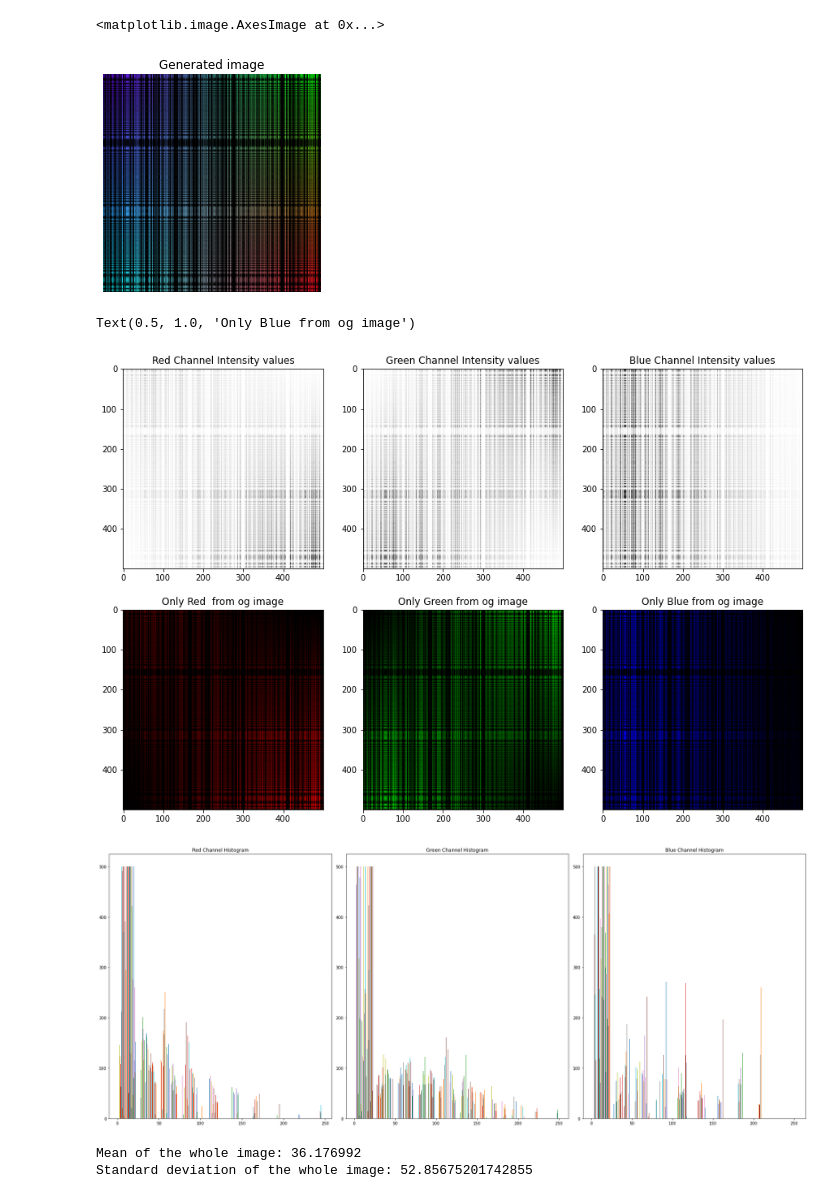
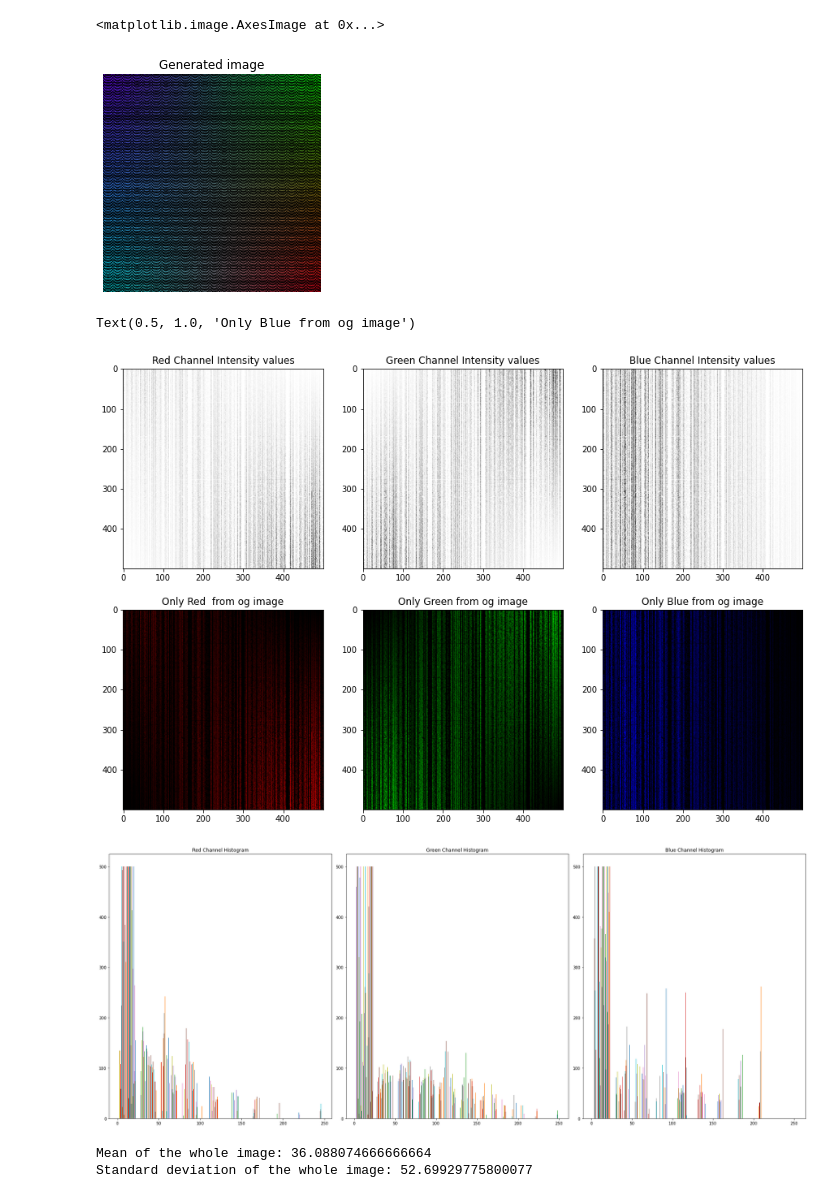
Before and after one commit to Abdelrahman776/Fabric-pattern-Image-Generator, a Jupyter notebook: assigment1.ipynb, the cells around one changed output. Drawn from its saved outputs; the diff is of its cells as text; code cells hidden in the pictures.

```diff
--- a/assigment1.ipynb
+++ b/assigment1.ipynb
@@ -21,35 +21,35 @@ def generate_fabric_pattern_image(width, height, colors):
             # Interpolate colors based on position
             r = int((color1[0] * (height) * (width - x) + color2[0] * (height - y) * x + color3[0] * y * x + color4[0] * y * ( x)) / (width * height))
             g = int((color1[1] * (height - y) * (width - x) + color2[1] * (height - y) * x + color3[1] * y * x + color4[1] * y * (width - x)) / (width * height))
             b = int((color1[2] * (height - y) * (width - x) + color2[2] * (height - y) * x + color3[2] * y * x + color4[2] * y * (width - x)) / (width * height))
 
             # Add lines to simulate cloth strands
-            line_intensity =  np.sin(x*x) + 0.5 * np.cos(y *y/ 50)
+            line_intensity =  np.sin(x*x-y) + 0.5 * np.cos(y *y+x/(y+1)/ 50)
             line_intensity = np.clip(line_intensity, 0, 1)  # Ensure intensity is within valid range
             r = int(r * line_intensity)
             g = int(g * line_intensity)
             b = int(b * line_intensity)
             # Ensure color values are within the valid range (0-255)
             r = max(0, min(255, r))
             g = max(0, min(255, g))
             b = max(0, min(255, b))
 
             pattern_image[y, x] = (b, g, r)  # Note: OpenCV uses BGR color format
 
     return pattern_image
 
 # Generate gradient image with multiple colors
 width, height = 500, 500
 colors = [(255, 0, 110), (0, 255, 0), (0, 0, 255), (25, 255, 0)]
 pattern_image = generate_fabric_pattern_image(width, height, colors)
 
 # Display the generated image
 plt.axis('off')
 plt.title('Generated image')
 plt.imshow(pattern_image)
 # %% [output]
 <matplotlib.image.AxesImage at 0x...>
-[figure, old version]
+[figure, new version]
 # %%
 # Separate channels
 red_channel = pattern_image[:, :, 0]
@@ -80,7 +80,7 @@ axs[1,2].imshow(pattern_image_bluecolored)
 axs[1,2].set_title('Only Blue from og image')
 # %% [output]
 Text(0.5, 1.0, 'Only Blue from og image')
-[figure, old version]
+[figure, new version]
 # %%
 # Plot the histograms using matplotlib
 # using np.histogram is to put suitable bin ranges in bin_r according to the values of in the np array
@@ -114,7 +114,7 @@ axs[2].set_title('Blue Channel Histogram')
 plt.tight_layout()
 plt.show()
 # %% [output]
-[figure, old version]
+[figure, new version]
 # %%
 # Calculate mean and standard deviation of the whole image
 mean_value = np.mean(pattern_image)
@@ -122,5 +122,5 @@ std_deviation = np.std(pattern_image)
 print(f"Mean of the whole image: {mean_value}")
 print(f"Standard deviation of the whole image: {std_deviation}")
 # %% [output]
-Mean of the whole image: 36.176992
-Standard deviation of the whole image: 52.85675201742855
+Mean of the whole image: 36.088074666666664
+Standard deviation of the whole image: 52.69929775800077
```
Also changed, not shown: 3 other files.
